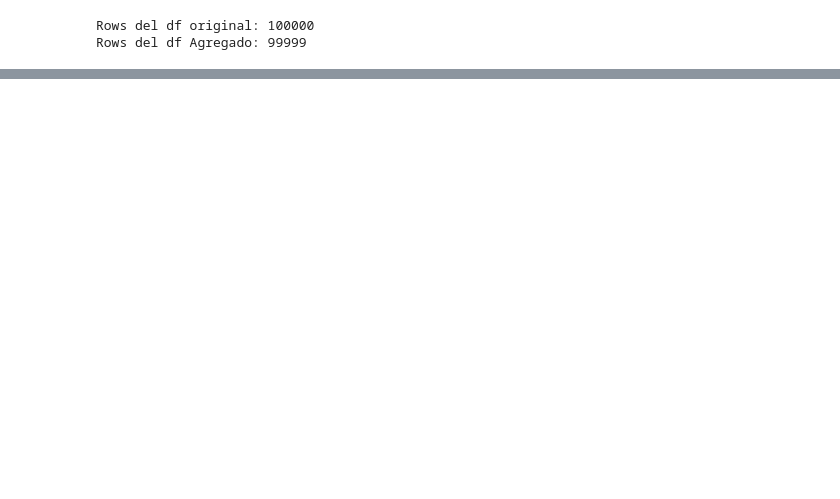
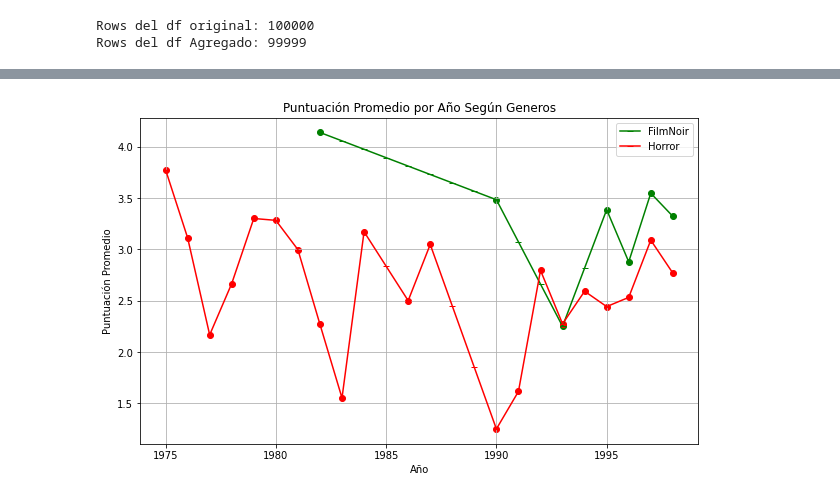
Before and after one commit to jmortiz4/itba_tp_integrador_1, a Jupyter notebook: demostraciones/Pruebas Scores.ipynb, the cells around one changed output, grey strips where cells are left out. Saved outputs shown, nothing was run; the diff lists cells and outputs as text; code cells hidden in the pictures; blank space fills up the shorter version.

```diff
--- a/demostraciones/Pruebas Scores.ipynb
+++ b/demostraciones/Pruebas Scores.ipynb
@@ -221,0 +72,5 @@ plt.show()
+# %%
+generosDeseadosList=['FilmNoir','Horror']
+Score.puntuacion_año_genero(df_peliculas,df_sco, generosDeseadosList,anios=[1975,2000])
+# %% [output]
+[figure, added]
```
Also changed, not shown: parts of 21 cells of this notebook, 3 other files.
